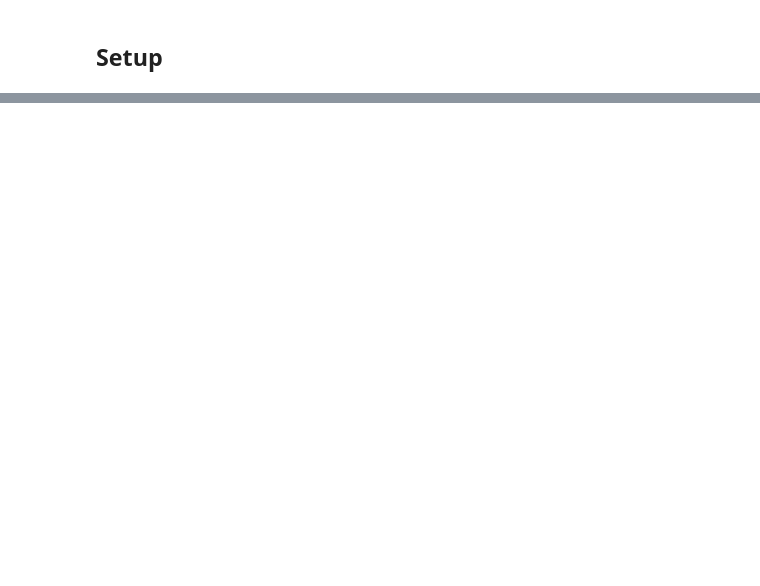
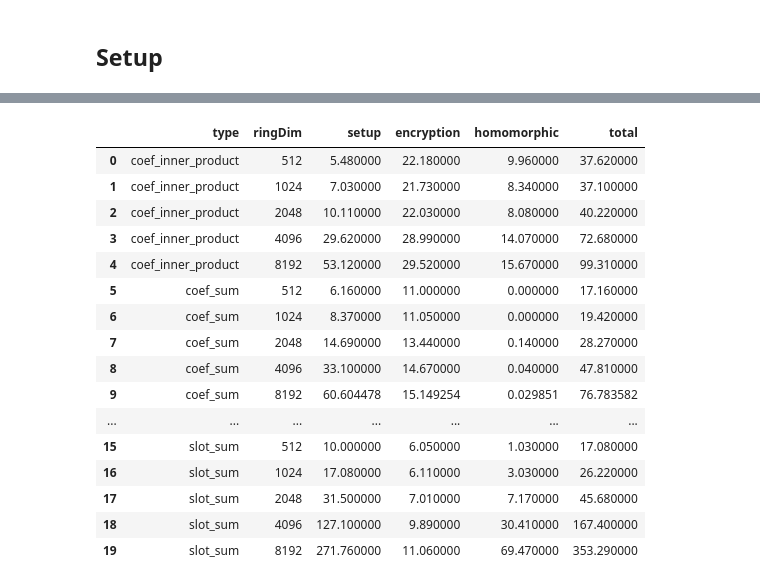
Before and after one commit to BernardoRamalho/HE_Optimization, a Jupyter notebook: Outcomes/Notebooks/ringDimAnalysis.ipynb, the cells around one changed output, grey strips where cells are left out. Drawn from its saved outputs; the diff is of its cells as text; code cells hidden in the pictures; blank space fills up the shorter version.

```diff
--- a/Outcomes/Notebooks/ringDimAnalysis.ipynb
+++ b/Outcomes/Notebooks/ringDimAnalysis.ipynb
@@ -139,3 +148,23 @@ n8192_mean_df.loc[n8192_mean_df['type'] == 'n8192-slot-sum', 'type'] = 'slot_sum
 
 n8192_sum_df = n8192_mean_df[n8192_mean_df['type'].str.contains('sum')]
 n8192_inner_df = n8192_mean_df[n8192_mean_df['type'].str.contains('inner')]
+# %%
+n8192_mean_df
+# %% [output]
+|  | type | ringDim | setup | encryption | homomorphic | total |
+| 0 | coef_inner_product | 512 | 5.480000 | 22.180000 | 9.960000 | 37.620000 |
+| 1 | coef_inner_product | 1024 | 7.030000 | 21.730000 | 8.340000 | 37.100000 |
+| 2 | coef_inner_product | 2048 | 10.110000 | 22.030000 | 8.080000 | 40.220000 |
+| 3 | coef_inner_product | 4096 | 29.620000 | 28.990000 | 14.070000 | 72.680000 |
+| 4 | coef_inner_product | 8192 | 53.120000 | 29.520000 | 15.670000 | 99.310000 |
+| 5 | coef_sum | 512 | 6.160000 | 11.000000 | 0.000000 | 17.160000 |
+| 6 | coef_sum | 1024 | 8.370000 | 11.050000 | 0.000000 | 19.420000 |
+| 7 | coef_sum | 2048 | 14.690000 | 13.440000 | 0.140000 | 28.270000 |
+| 8 | coef_sum | 4096 | 33.100000 | 14.670000 | 0.040000 | 47.810000 |
+| 9 | coef_sum | 8192 | 60.604478 | 15.149254 | 0.029851 | 76.783582 |
+| ... | ... | ... | ... | ... | ... | ... |
+| 15 | slot_sum | 512 | 10.000000 | 6.050000 | 1.030000 | 17.080000 |
+| 16 | slot_sum | 1024 | 17.080000 | 6.110000 | 3.030000 | 26.220000 |
+| 17 | slot_sum | 2048 | 31.500000 | 7.010000 | 7.170000 | 45.680000 |
+| 18 | slot_sum | 4096 | 127.100000 | 9.890000 | 30.410000 | 167.400000 |
+| 19 | slot_sum | 8192 | 271.760000 | 11.060000 | 69.470000 | 353.290000 |
```
Also changed, not shown: parts of 8 cells of this notebook, 9 other files.
